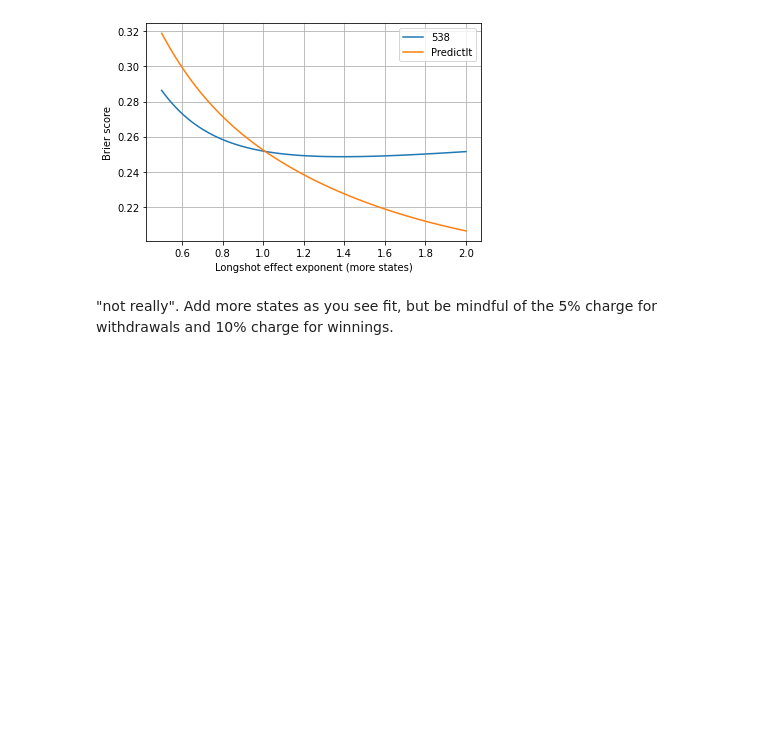
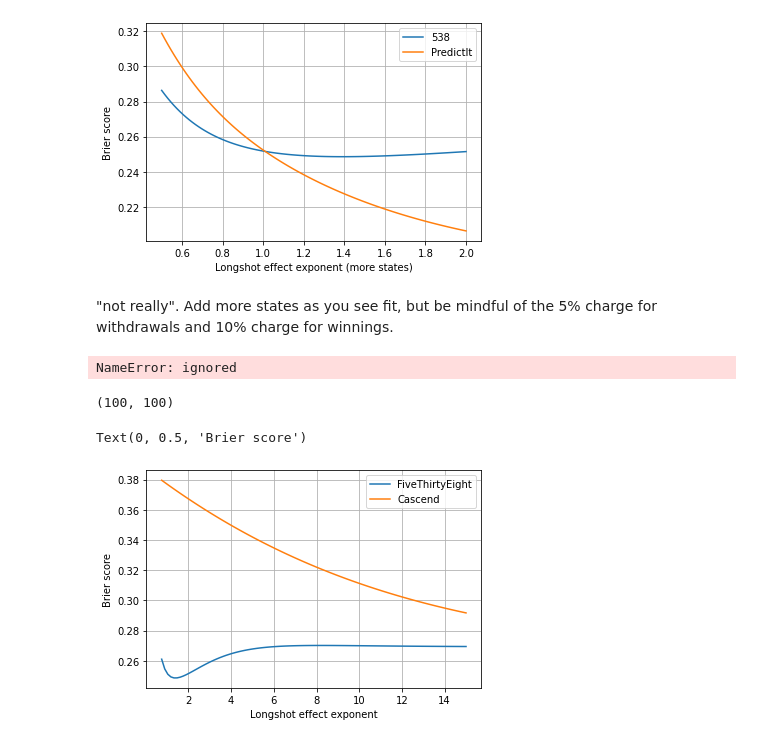
Before and after one commit to microprediction/microprediction, a Jupyter notebook: The_Signal_And_The_Nate.ipynb, the cells around one changed output. Saved outputs shown, nothing was run; the diff lists cells and outputs as text; code cells hidden in the pictures; blank space fills up the shorter version.

```diff
--- a/The_Signal_And_The_Nate.ipynb
+++ b/The_Signal_And_The_Nate.ipynb
@@ -175,3 +175,33 @@ Text(0, 0.5, 'Brier score')
 [figure]
 # %% [markdown]
 "not really". Add more states as you see fit, but be mindful of the 5% charge for withdrawals and 10% charge for winnings.
+# %%
+# Quick look at some alt data but here the prob model isn't calibrated
+cpolls = [0.591,0.540,0.498,0.586,0.372,0.467,0.434,0.443,0.529,0.504,0.365,0.605,0.432,0.554,0.521,0.562,0.597,0.559,0.474,0.387,0.376,0.486,0.480,0.552,0.573,0.561,0.579,0.476,0.484,0.433,0.455,0.401,0.499,0.619,0.539,0.622,0.444,0.518,0.427,0.522,0.597,0.583,0.525,0.552,0.386,0.465,0.443,0.642,0.473,0.659]
+a = 2
+cprobs = [ math.exp(a*p)/(math.exp(a*(1-p))+math.exp(a*p)) for p in cpolls ]
+states = ["Alabama","Alaska","Arizona","Arkansas","California","Colorado","Connecticut","Delaware","Florida","Georgia","Hawaii","Idaho","Illinois","Indiana","Iowa","Kansas","Kentucky","Louisiana","Maine","Maryland","Massachusetts","Michigan","Minnesota","Mississippi","Missouri","Montana","Nebraska","Nevada","New Hampshire","New Jersey","New Mexico","New York","North Carolina","North Dakota","Ohio","Oklahoma","Oregon","Pennsylvania","Rhode Island","South Carolina","South Dakota","Tennessee","Texas","Utah","Vermont","Virginia","Washington","West Virginia","Wisconsin","Wyoming"]
+cascend = dict(zip(states,probs))
+cascend_more = dict([(k,v) for k,v in cascend.items() if k in trump_more])
+cascend_briers = [ adjusted_brier(expon,cascend_more,trump_more) for expon in expons]
+nate_briers = [ adjusted_brier(expon,nate_more,trump_more) for expon in expons]
+sum(cascend_briers),sum(nate_briers)
+# %% [output]
+NameError: ignored
+# %%
+len(cascend_briers), len(nate_briers)
+# %% [output]
+(100, 100)
+# %%
+
+expons =  np.linspace(0.75,15,100)
+cascend_briers = [ adjusted_brier(expon,cascend_more,trump_more) for expon in expons]
+nate_briers = [ adjusted_brier(expon,nate_more,trump_more) for expon in expons]
+plt.plot(expons,nate_briers,expons,pi_briers)
+plt.grid()
+plt.legend(['FiveThirtyEight','Cascend'])
+plt.xlabel('Longshot effect exponent')
+plt.ylabel('Brier score')
+# %% [output]
+Text(0, 0.5, 'Brier score')
+[figure, added]
```
